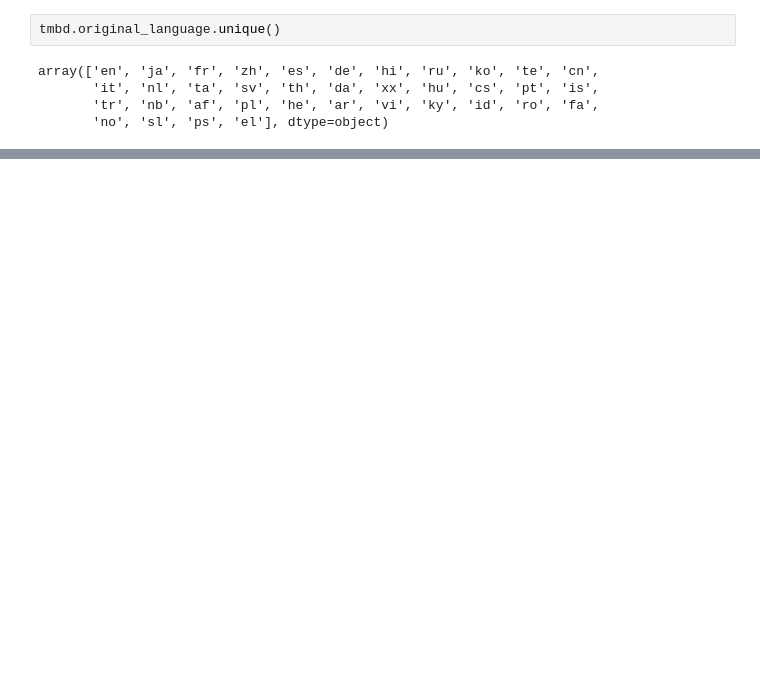
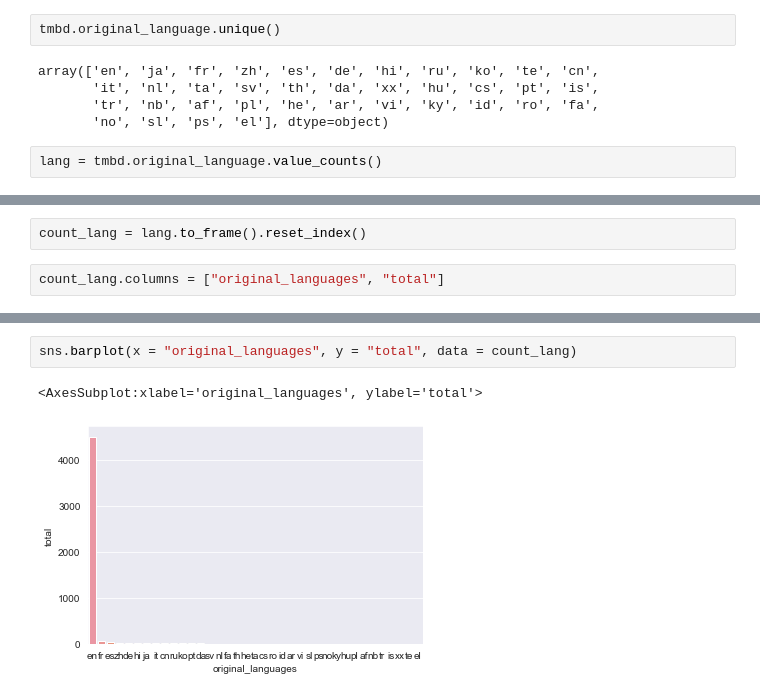
Before and after one commit to sschonss/movie-data-analysis, a Jupyter notebook: analise.ipynb, the cells around one changed output, grey strips where cells are left out. Saved outputs shown, nothing was run; the diff lists cells and outputs as text; blank space fills up the shorter version.

Commit message:
movie-data-analysis

```diff
--- a/analise.ipynb
+++ b/analise.ipynb
@@ -243,3 +243,5 @@ array(['en', 'ja', 'fr', 'zh', 'es', 'de', 'hi', 'ru', 'ko', 'te', 'cn',
        'it', 'nl', 'ta', 'sv', 'th', 'da', 'xx', 'hu', 'cs', 'pt', 'is',
        'tr', 'nb', 'af', 'pl', 'he', 'ar', 'vi', 'ky', 'id', 'ro', 'fa',
        'no', 'sl', 'ps', 'el'], dtype=object)
+# %%
+lang = tmbd.original_language.value_counts()
@@ -245,0 +303,4 @@ array(['en', 'ja', 'fr', 'zh', 'es', 'de', 'hi', 'ru', 'ko', 'te', 'cn',
+# %%
+count_lang = lang.to_frame().reset_index()
+# %%
+count_lang.columns = ["original_languages", "total"]
@@ -245,0 +316,5 @@ array(['en', 'ja', 'fr', 'zh', 'es', 'de', 'hi', 'ru', 'ko', 'te', 'cn',
+# %%
+sns.barplot(x = "original_languages", y = "total", data = count_lang)
+# %% [output]
+<AxesSubplot:xlabel='original_languages', ylabel='total'>
+[figure, added]
```
Also changed, not shown: parts of 39 cells of this notebook.
